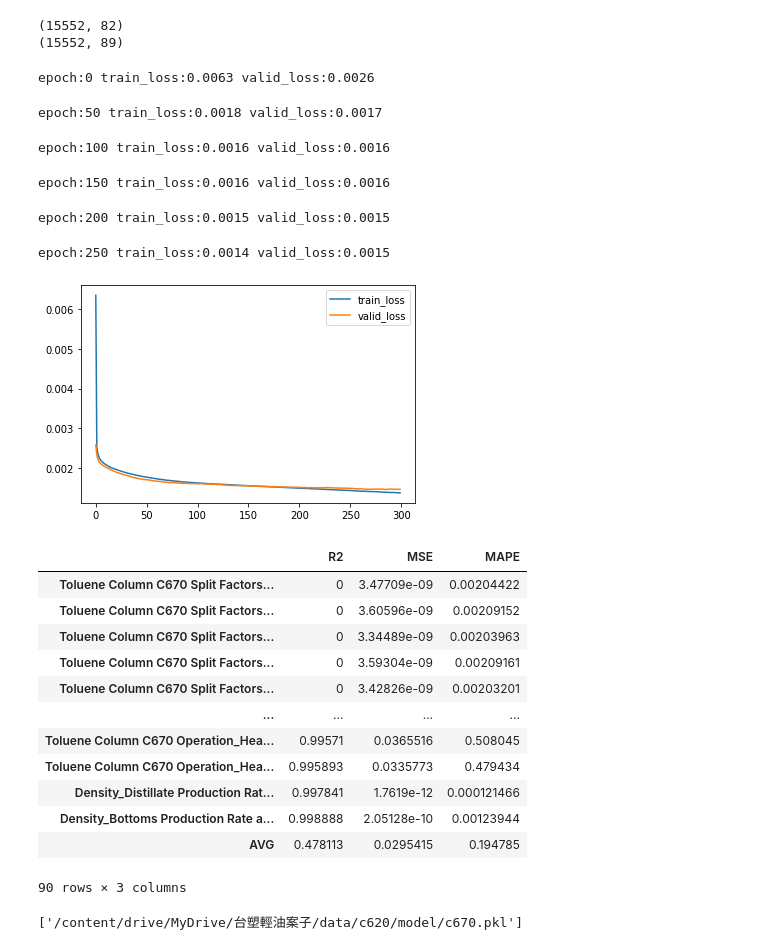
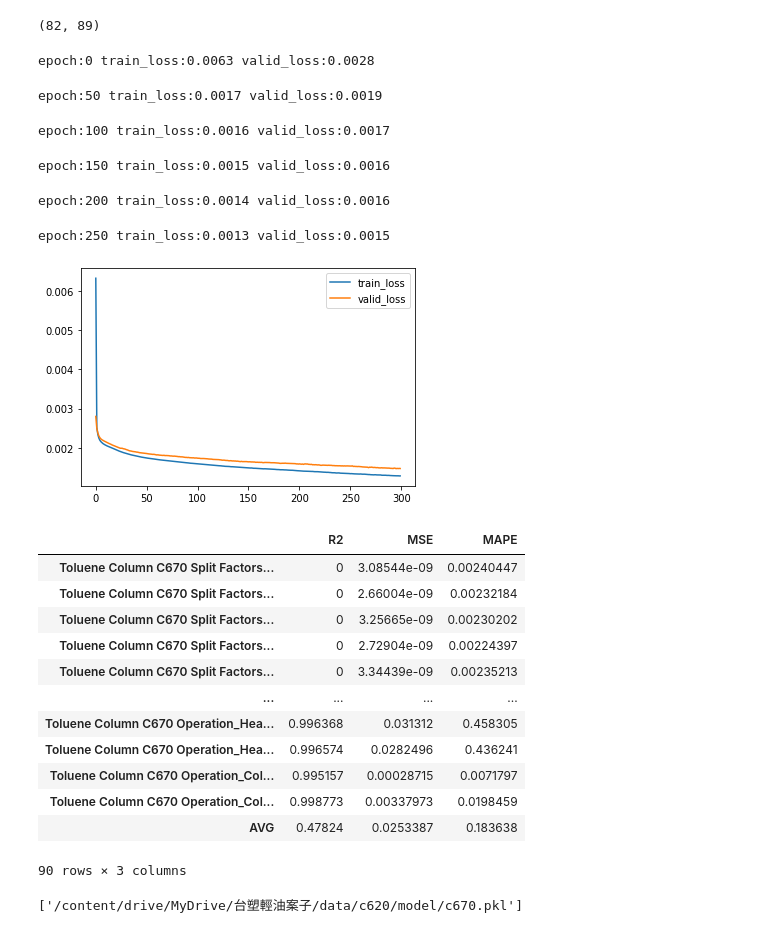
Before and after one commit to skywalker0803r/c620, a Jupyter notebook: C670.ipynb, the cells around one changed output. Saved outputs shown, nothing was run; the diff lists cells and outputs as text; code cells hidden in the pictures.

```diff
--- a/C670.ipynb
+++ b/C670.ipynb
@@ -6,3 +10,0 @@ import joblib
-# %%
-c1 = joblib.load('/content/drive/MyDrive/台塑輕油案子/data/c620/col_names/c620_col_names.pkl')
-c1.keys()
@@ -11,5 +11,5 @@ dict_keys(['x41', 'case', 'yRefluxRate', 'yControl', 'yHeatDuty', 'vent_gas_x',
 # %%
-c620_df = pd.read_csv('/content/drive/MyDrive/台塑輕油案子/data/c620/cleaned/c620_train.csv',index_col=0).dropna(axis=0).astype('float32')
-print(c620_df.shape)
-c620_df.head()
+c = joblib.load('/content/drive/MyDrive/台塑輕油案子/data/c620/col_names/c670_col_names.pkl')
+c670_df = pd.read_csv('/content/drive/MyDrive/台塑輕油案子/data/c620/cleaned/c670_train.csv',index_col=0).dropna(axis=0).astype('float32')
+c670_df.head(3)
 # %% [output]
@@ -60,42 +21,40 @@ c670_df.head()
+# %%
+x_col = c['xTray43']+c['xTray54']
+s_col = c['distillate_sf']+c['bottoms_sf']
+op_col = c['density']+c['yRefluxRate']+c['yHeatDuty']+c['yControl']
+y_col = s_col + op_col
+len(x_col),len(y_col)
+# %% [output]
+(82, 89)
 # %%
-X = c620_df[c1['bottoms_x']].join(c660_df[c2['bottoms_x']])
-Y = c670_df[c3['distillate_sf']+c3['bottoms_sf']+c3['yRefluxRate']+c3['yControl']+c3['yHeatDuty']+c3['density']]
-print(X.shape)
-print(Y.shape)
-df = X.join(Y)
-x_col = X.columns
-y_col = Y.columns
 n_idx = [[i,i+41] for i in range(41)]
 for idx in n_idx:
-  assert np.allclose(df[y_col].iloc[:,idx].sum(axis=1).mean(),1.0)
+  assert np.allclose(c670_df[y_col].iloc[:,idx].sum(axis=1).mean(),1.0)
-# %% [output]
-(15552, 82)
-(15552, 89)
 # %%
 from autorch.utils import PartBulider
-c670 = PartBulider(df,x_col,y_col,normalize_idx_list=n_idx)
+c670 = PartBulider(c670_df,x_col,y_col,normalize_idx_list=n_idx)
 c670.train()
 c670.test()
 # %% [output]
-epoch:0 train_loss:0.0063 valid_loss:0.0026
+epoch:0 train_loss:0.0063 valid_loss:0.0028
-epoch:50 train_loss:0.0018 valid_loss:0.0017
+epoch:50 train_loss:0.0017 valid_loss:0.0019
-epoch:100 train_loss:0.0016 valid_loss:0.0016
+epoch:100 train_loss:0.0016 valid_loss:0.0017
-epoch:150 train_loss:0.0016 valid_loss:0.0016
+epoch:150 train_loss:0.0015 valid_loss:0.0016
-epoch:200 train_loss:0.0015 valid_loss:0.0015
+epoch:200 train_loss:0.0014 valid_loss:0.0016
-epoch:250 train_loss:0.0014 valid_loss:0.0015
+epoch:250 train_loss:0.0013 valid_loss:0.0015
-[figure, old version]
+[figure, new version]
 |  | R2 | MSE | MAPE |
-| Toluene Column C670 Split Factors... | 0 | 3.47709e-09 | 0.00204422 |
-| Toluene Column C670 Split Factors... | 0 | 3.60596e-09 | 0.00209152 |
-| Toluene Column C670 Split Factors... | 0 | 3.34489e-09 | 0.00203963 |
-| Toluene Column C670 Split Factors... | 0 | 3.59304e-09 | 0.00209161 |
-| Toluene Column C670 Split Factors... | 0 | 3.42826e-09 | 0.00203201 |
+| Toluene Column C670 Split Factors... | 0 | 3.08544e-09 | 0.00240447 |
+| Toluene Column C670 Split Factors... | 0 | 2.66004e-09 | 0.00232184 |
+| Toluene Column C670 Split Factors... | 0 | 3.25665e-09 | 0.00230202 |
+| Toluene Column C670 Split Factors... | 0 | 2.72904e-09 | 0.00224397 |
+| Toluene Column C670 Split Factors... | 0 | 3.34439e-09 | 0.00235213 |
 | ... | ... | ... | ... |
-| Toluene Column C670 Operation_Hea... | 0.99571 | 0.0365516 | 0.508045 |
-| Toluene Column C670 Operation_Hea... | 0.995893 | 0.0335773 | 0.479434 |
-| Density_Distillate Production Rat... | 0.997841 | 1.7619e-12 | 0.000121466 |
-| Density_Bottoms Production Rate a... | 0.998888 | 2.05128e-10 | 0.00123944 |
-| AVG | 0.478113 | 0.0295415 | 0.194785 |
+| Toluene Column C670 Operation_Hea... | 0.996368 | 0.031312 | 0.458305 |
+| Toluene Column C670 Operation_Hea... | 0.996574 | 0.0282496 | 0.436241 |
+| Toluene Column C670 Operation_Col... | 0.995157 | 0.00028715 | 0.0071797 |
+| Toluene Column C670 Operation_Col... | 0.998773 | 0.00337973 | 0.0198459 |
+| AVG | 0.47824 | 0.0253387 | 0.183638 |
 90 rows × 3 columns
 # %%
 c670.shrink()
```
Also changed, not shown: parts of 7 cells of this notebook.
